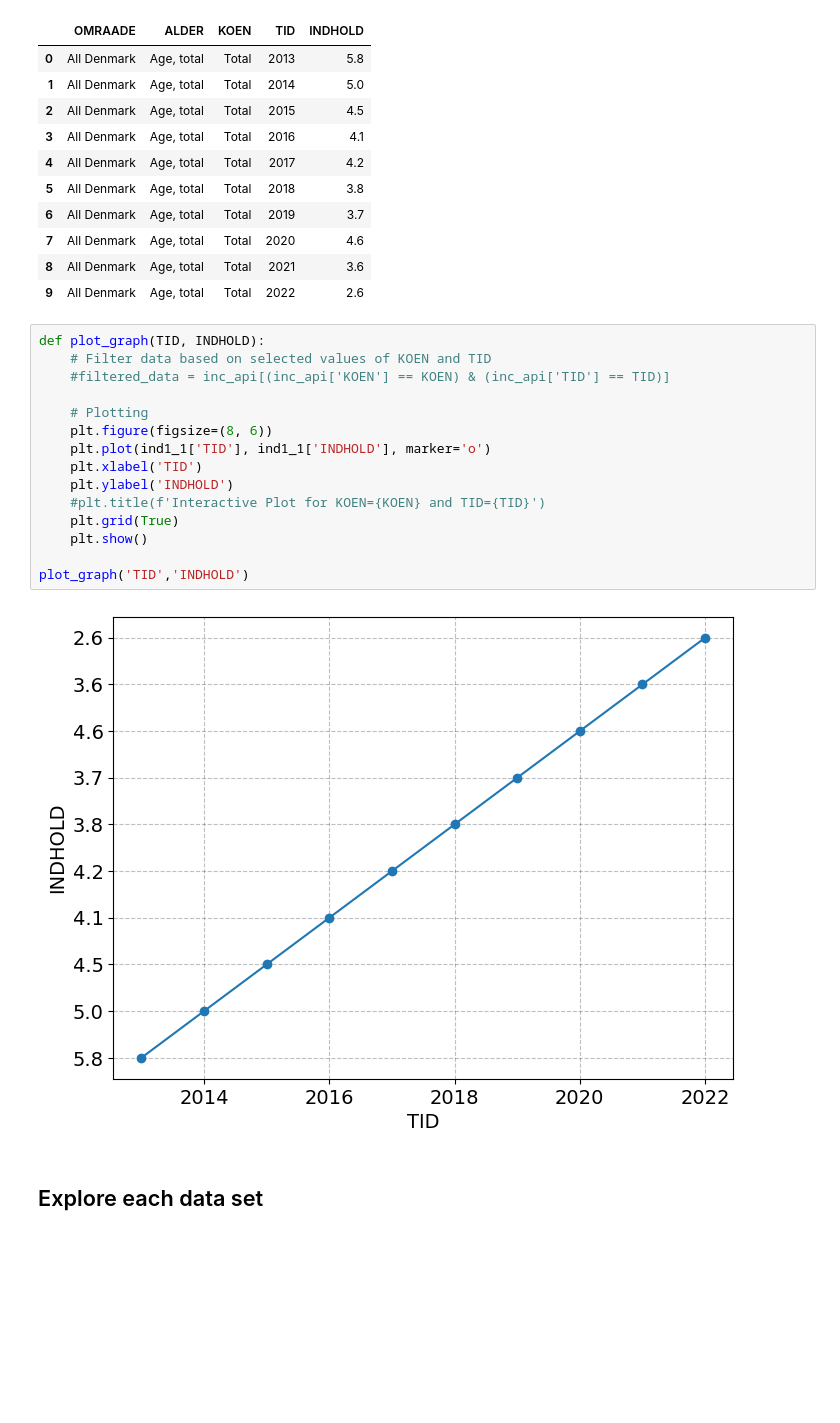
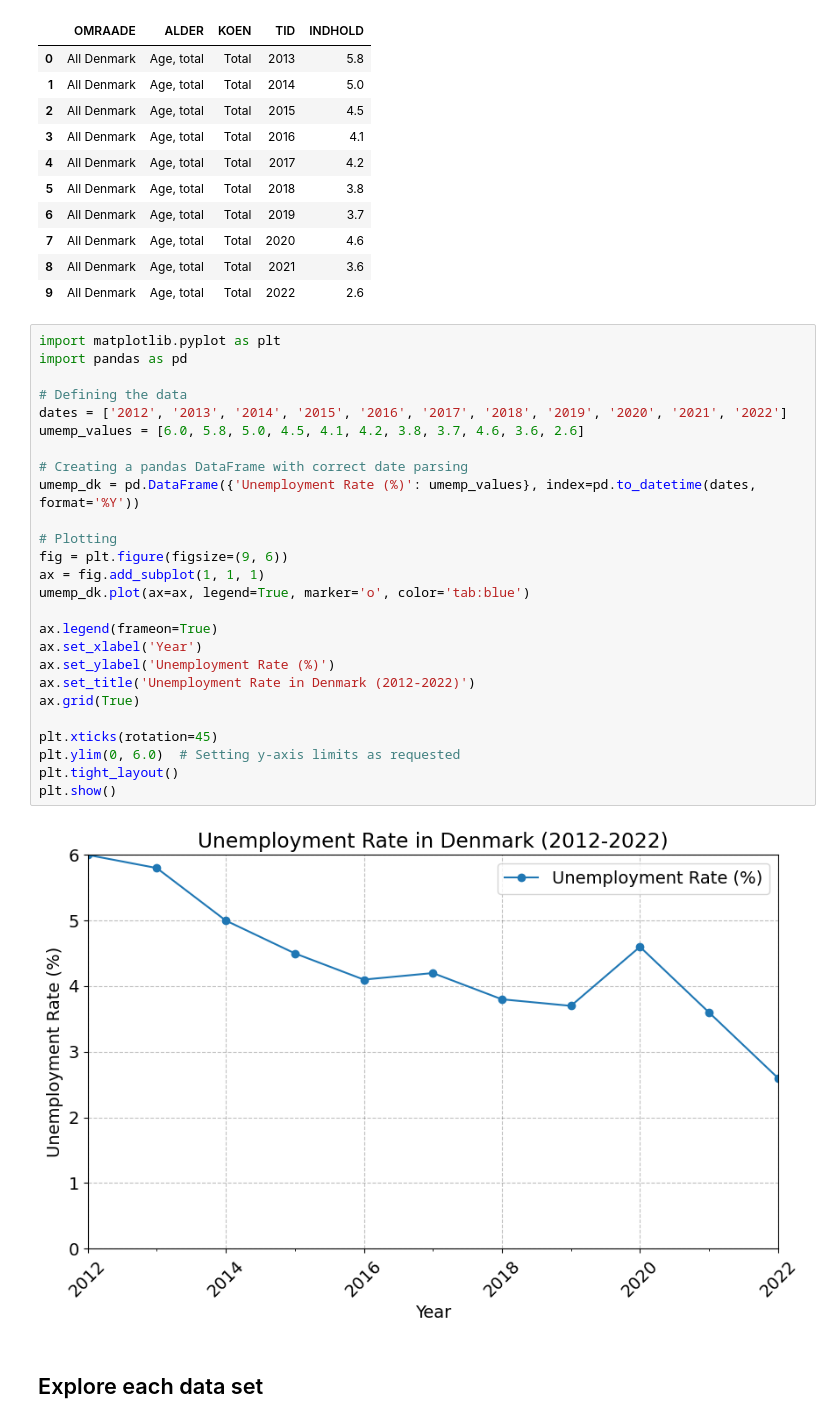
Before and after one commit to NumEconCopenhagen/projects-2024-sulaiman-phil-og-rabiah, a Jupyter notebook: dataproject/dataproject.ipynb, the cells around one changed output. Saved outputs shown, nothing was run; the diff lists cells and outputs as text; blank space fills up the shorter version.

```diff
--- a/dataproject/dataproject.ipynb
+++ b/dataproject/dataproject.ipynb
@@ -570,23 +543,34 @@ ind1_1.head(100)
 | 7 | All Denmark | Age, total | Total | 2020 | 4.6 |
 | 8 | All Denmark | Age, total | Total | 2021 | 3.6 |
 | 9 | All Denmark | Age, total | Total | 2022 | 2.6 |
-# %%
-def plot_graph(TID, INDHOLD):
-    # Filter data based on selected values of KOEN and TID
-    #filtered_data = inc_api[(inc_api['KOEN'] == KOEN) & (inc_api['TID'] == TID)]
-
-    # Plotting
-    plt.figure(figsize=(8, 6))
-    plt.plot(ind1_1['TID'], ind1_1['INDHOLD'], marker='o')
-    plt.xlabel('TID')
-    plt.ylabel('INDHOLD')
-    #plt.title(f'Interactive Plot for KOEN={KOEN} and TID={TID}')
-    plt.grid(True)
-    plt.show()
-
-plot_graph('TID','INDHOLD')
-# %% [output]
-[figure, removed]
+# %%
+import matplotlib.pyplot as plt
+import pandas as pd
+
+# Defining the data
+dates = ['2012', '2013', '2014', '2015', '2016', '2017', '2018', '2019', '2020', '2021', '2022']
+umemp_values = [6.0, 5.8, 5.0, 4.5, 4.1, 4.2, 3.8, 3.7, 4.6, 3.6, 2.6]
+
+# Creating a pandas DataFrame with correct date parsing
+umemp_dk = pd.DataFrame({'Unemployment Rate (%)': umemp_values}, index=pd.to_datetime(dates, format='%Y'))
+
+# Plotting
+fig = plt.figure(figsize=(9, 6))
+ax = fig.add_subplot(1, 1, 1)
+umemp_dk.plot(ax=ax, legend=True, marker='o', color='tab:blue')
+
+ax.legend(frameon=True)
+ax.set_xlabel('Year')
+ax.set_ylabel('Unemployment Rate (%)')
+ax.set_title('Unemployment Rate in Denmark (2012-2022)')
+ax.grid(True)
+
+plt.xticks(rotation=45)
+plt.ylim(0, 6.0)  # Setting y-axis limits as requested
+plt.tight_layout()
+plt.show()
+# %% [output]
+[figure, added]
 # %% [markdown]
 ## Explore each data set
 # %% [markdown]
```
Also changed, not shown: parts of 6 cells of this notebook.
